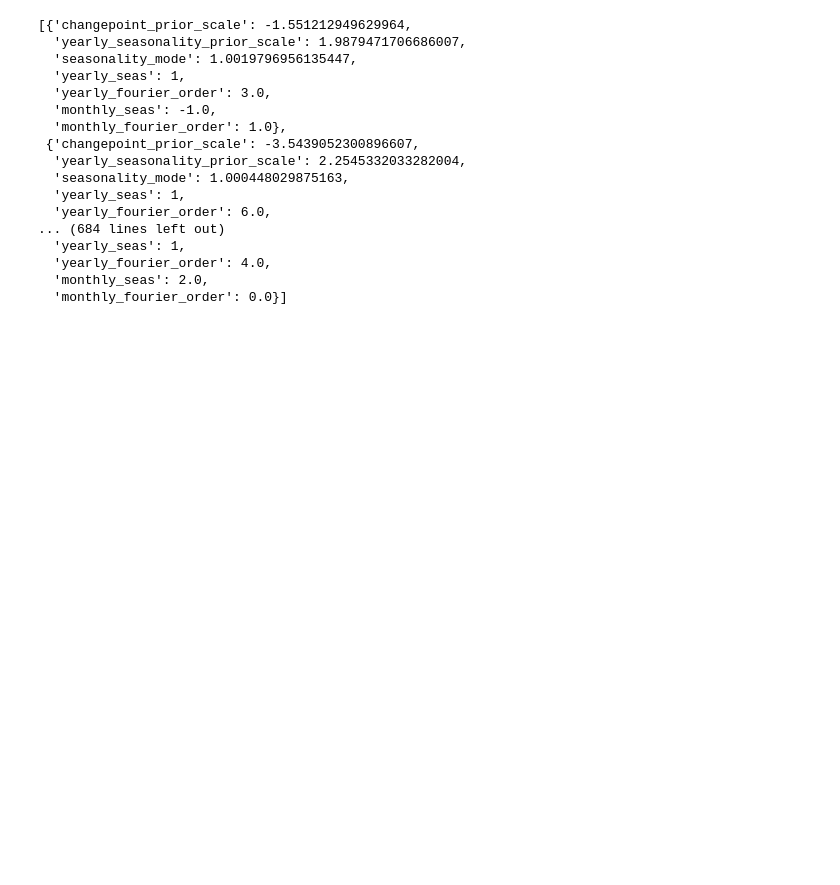
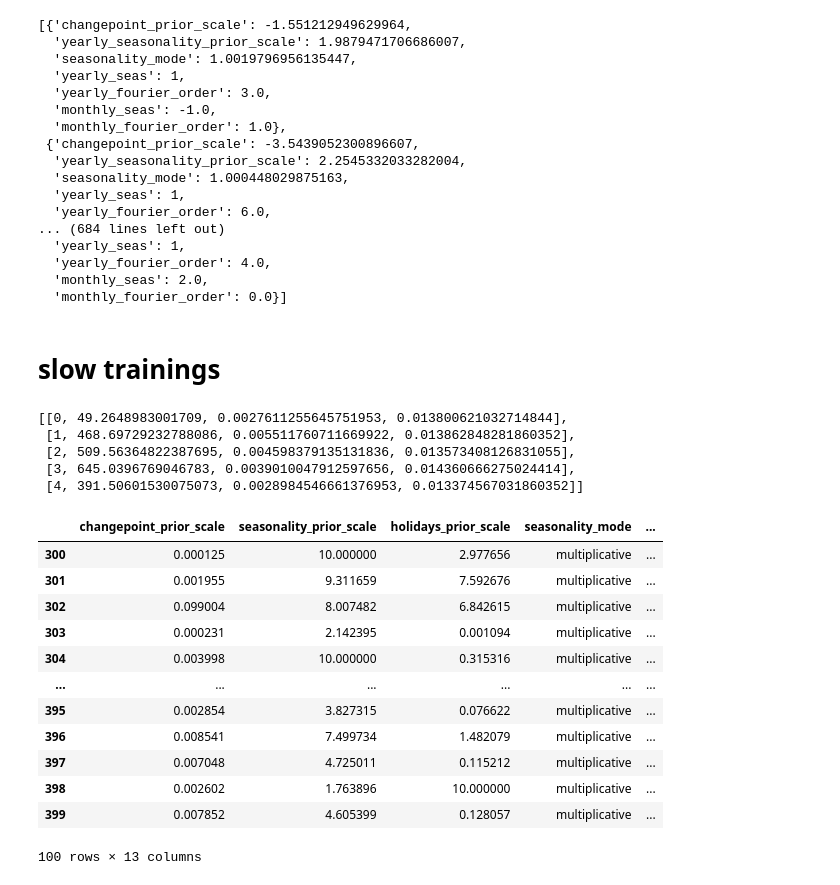
Before and after one commit to AgustinBustos/prophet-hyper-search, a Jupyter notebook: hyper.ipynb, the cells around one changed output. Cells and saved outputs as stored; diff of their text form; code cells hidden in the pictures; blank space fills up the shorter version.

```diff
--- a/hyper.ipynb
+++ b/hyper.ipynb
@@ -435,3 +435,5 @@ next_reps
   'yearly_fourier_order': 4.0,
   'monthly_seas': 2.0,
   'monthly_fourier_order': 0.0}]
+# %% [markdown]
+# slow trainings
@@ -437,0 +442,32 @@ next_reps
+# %%
+import pickle
+
+
+with open('/content/drive/Shareddrives/Team members/Agustin/ideas/prophet/Suggested Trainings/debuglongtrainingsalltimes4.pkl', 'rb') as f:
+    alltimes = pickle.load(f)
+alltimes
+# %% [output]
+[[0, 49.2648983001709, 0.0027611255645751953, 0.013800621032714844],
+ [1, 468.69729232788086, 0.005511760711669922, 0.013862848281860352],
+ [2, 509.56364822387695, 0.004598379135131836, 0.013573408126831055],
+ [3, 645.0396769046783, 0.0039010047912597656, 0.014360666275024414],
+ [4, 391.50601530075073, 0.0028984546661376953, 0.013374567031860352]]
+# %%
+df=pd.read_csv('/content/drive/Shareddrives/Team members/Agustin/ideas/prophet/Suggested Trainings/debuglongtrainings4.csv')
+df=df.drop('Unnamed: 0',axis=1)
+df=df.loc[df['iteration']==3]
+df
+# %% [output]
+|  | changepoint_prior_scale | seasonality_prior_scale | holidays_prior_scale | seasonality_mode | ... |
+| 300 | 0.000125 | 10.000000 | 2.977656 | multiplicative | ... |
+| 301 | 0.001955 | 9.311659 | 7.592676 | multiplicative | ... |
+| 302 | 0.099004 | 8.007482 | 6.842615 | multiplicative | ... |
+| 303 | 0.000231 | 2.142395 | 0.001094 | multiplicative | ... |
+| 304 | 0.003998 | 10.000000 | 0.315316 | multiplicative | ... |
+| ... | ... | ... | ... | ... | ... |
+| 395 | 0.002854 | 3.827315 | 0.076622 | multiplicative | ... |
+| 396 | 0.008541 | 7.499734 | 1.482079 | multiplicative | ... |
+| 397 | 0.007048 | 4.725011 | 0.115212 | multiplicative | ... |
+| 398 | 0.002602 | 1.763896 | 10.000000 | multiplicative | ... |
+| 399 | 0.007852 | 4.605399 | 0.128057 | multiplicative | ... |
+100 rows × 13 columns
```
Also changed, not shown: parts of 2 cells of this notebook.
